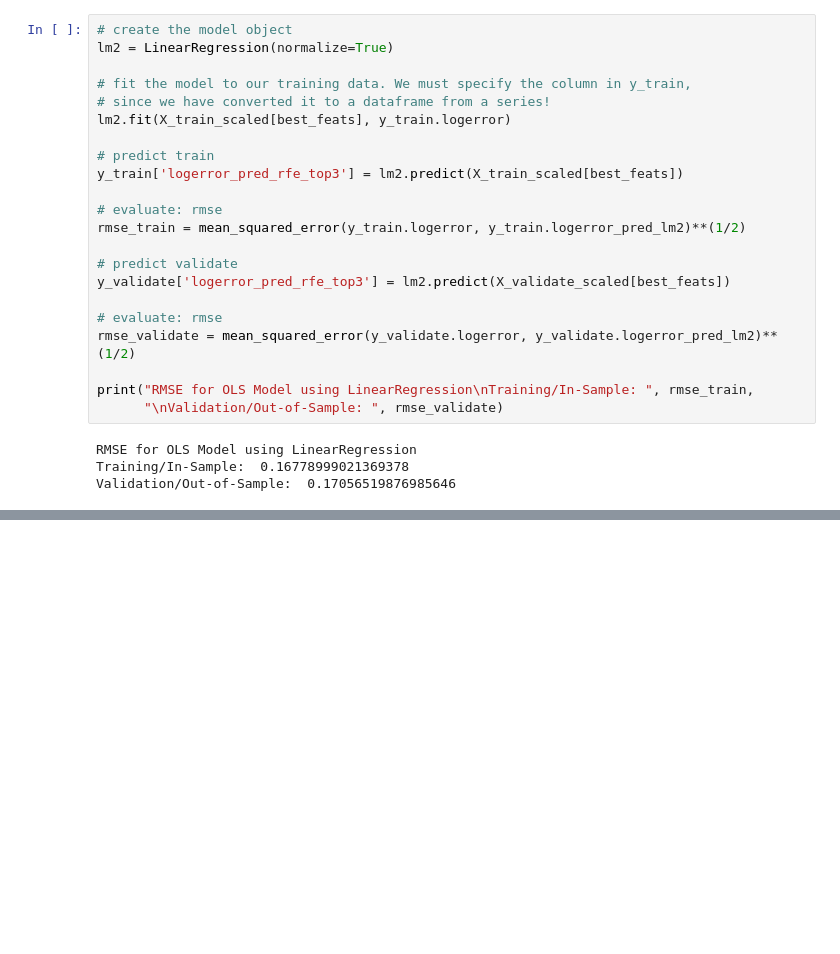
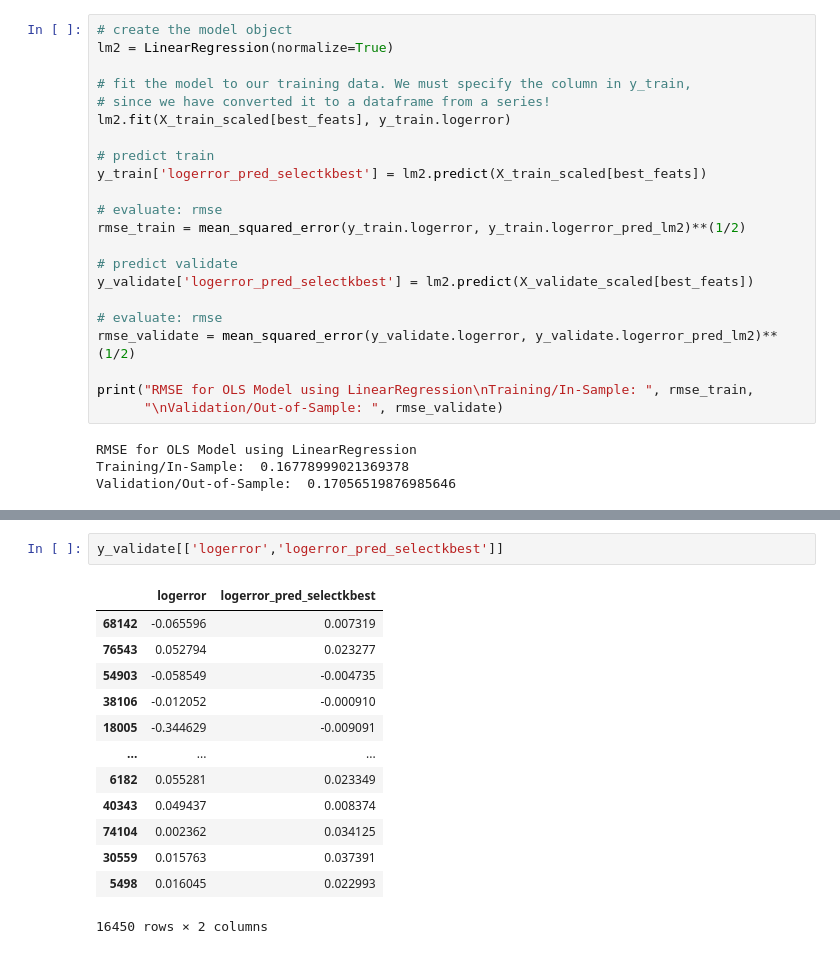
Before and after one commit to TeamOneCluster/ClusterProject, a Jupyter notebook: Preliminary Final Notebook .ipynb, the cells around one changed output, grey strips where cells are left out. Saved outputs shown, nothing was run; the diff lists cells and outputs as text; blank space fills up the shorter version.

```diff
--- a/Final Notebook.ipynb
+++ b/Preliminary Final Notebook .ipynb
@@ -1978,13 +2395,13 @@ lm2 = LinearRegression(normalize=True)
 lm2.fit(X_train_scaled[best_feats], y_train.logerror)
 
 # predict train
-y_train['logerror_pred_rfe_top3'] = lm2.predict(X_train_scaled[best_feats])
+y_train['logerror_pred_selectkbest'] = lm2.predict(X_train_scaled[best_feats])
 
 # evaluate: rmse
 rmse_train = mean_squared_error(y_train.logerror, y_train.logerror_pred_lm2)**(1/2)
 
 # predict validate
-y_validate['logerror_pred_rfe_top3'] = lm2.predict(X_validate_scaled[best_feats])
+y_validate['logerror_pred_selectkbest'] = lm2.predict(X_validate_scaled[best_feats])
 
 # evaluate: rmse
 rmse_validate = mean_squared_error(y_validate.logerror, y_validate.logerror_pred_lm2)**(1/2)
@@ -2025,0 +2431,16 @@ y_validate.describe().T
+# %%
+y_validate[['logerror','logerror_pred_selectkbest']]
+# %% [output]
+|  | logerror | logerror_pred_selectkbest |
+| 68142 | -0.065596 | 0.007319 |
+| 76543 | 0.052794 | 0.023277 |
+| 54903 | -0.058549 | -0.004735 |
+| 38106 | -0.012052 | -0.000910 |
+| 18005 | -0.344629 | -0.009091 |
+| ... | ... | ... |
+| 6182 | 0.055281 | 0.023349 |
+| 40343 | 0.049437 | 0.008374 |
+| 74104 | 0.002362 | 0.034125 |
+| 30559 | 0.015763 | 0.037391 |
+| 5498 | 0.016045 | 0.022993 |
+16450 rows × 2 columns
```
Also changed, not shown: parts of 134 cells of this notebook, 1 other file.
